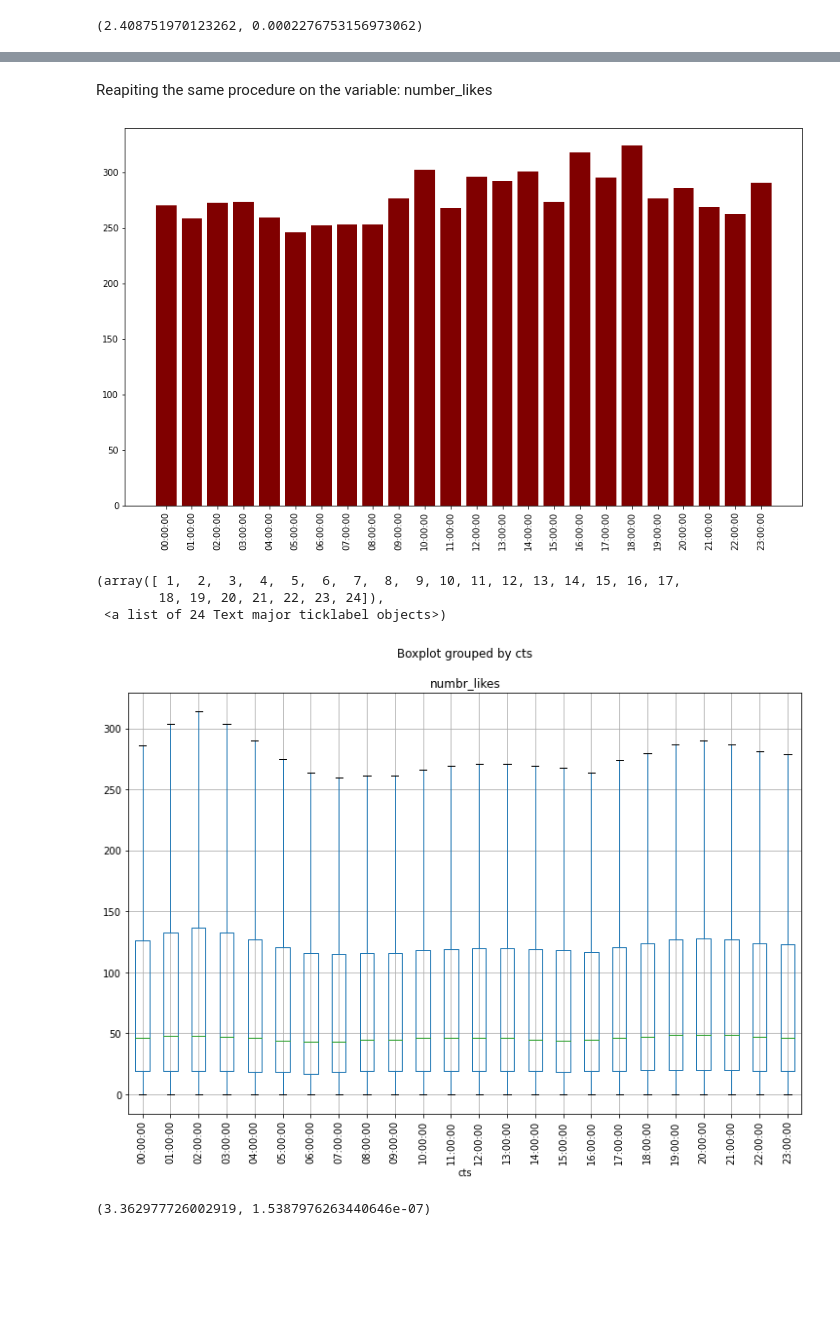
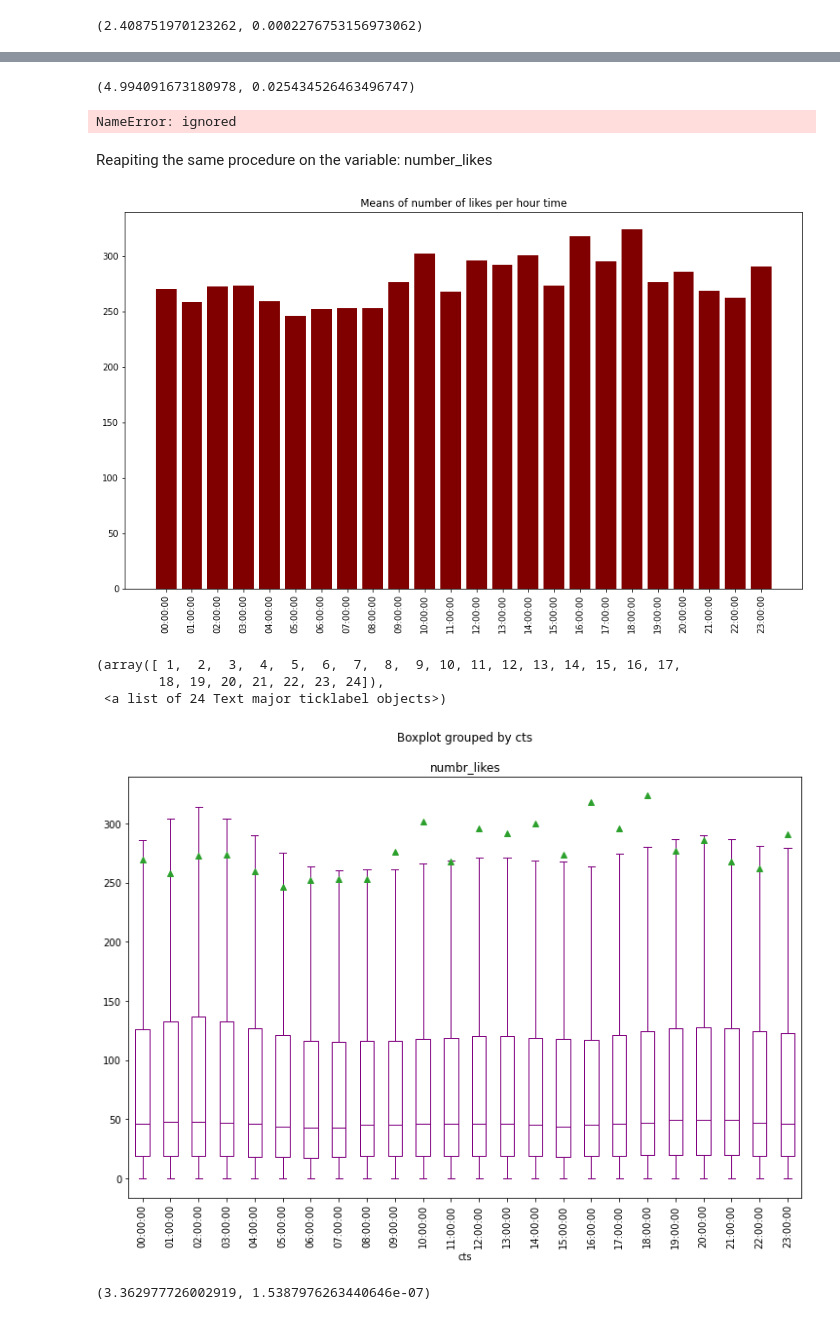
Before and after one commit to PaoloBarba/ADM_HW2, a Jupyter notebook: main.ipynb, the cells around one changed output, grey strips where cells are left out. Saved outputs shown, nothing was run; the diff lists cells and outputs as text; code cells hidden in the pictures; blank space fills up the shorter version.

```diff
--- a/main.ipynb
+++ b/main.ipynb
@@ -450,7 +450,7 @@ Does more “likes” also mean more comments? Plot a scatter plot of “likes
 
 In order to discover rather more likes mean more comments, we show the scatter plot of the number of like vs the number of comments.
 # %%
-posts =pd.read_csv("/content/drive/MyDrive/ADM_HW2/instagram_posts.csv",sep='\t',usecols=['number_comments', 'numbr_likes' , 'cts' ])
+posts =pd.read_csv("/content/drive/MyDrive/ADM_HW2/instagram_posts.csv",sep='\t',usecols=['number_comments', 'numbr_likes' , 'cts' ], nrows= 5000000)
 # %%
 plt.plot(posts['numbr_likes'], posts['number_comments'], 'o', color='lightblue');
 
@@ -600,3 +601,24 @@ We can see if there is a significant difference among medians.
+# %%
+#  ANOVA for two fasce orarie notturne
+#F1, p1 = stats.f_oneway(
+#    d_data[l[2]]  , d_data[l[3]])
+#  ANOVA for two fasce orarie notturne
+#F1, p1 = stats.f_oneway(
+#    d_data[l[15]]  , d_data[l[16]])
+#F1, p1
+
+F2, p2 = stats.f_oneway(
+    d_data[l[1]]  , d_data[l[2]])
+F2, p2
+# %% [output]
+(4.994091673180978, 0.025434526463496747)
+# %%
+# ANOVA for medians
+
+F ,p = stats.kruskal(    d_data[l[0]], d_data[l[1]] )
+#F ,p
+# %% [output]
+NameError: ignored
 # %% [markdown]
 Reapiting the same procedure on the variable: number_likes
 # %%
@@ -616,18 +640,17 @@ plt.bar(df.cts,df.mean_number_likes, color ='maroon',
 plt.title("Means of number of likes per hour time")
 plt.xticks(rotation=90);
 # %% [output]
-[figure, old version]
+[figure, new version]
 # %%
 grouping = posts.groupby(posts.cts).apply( lambda x : x.numbr_likes )
 
 g = pd.DataFrame(grouping)
-g
-g.boxplot('numbr_likes', by='cts', figsize=(12, 8), showfliers= False , grid = False ,color = 'purple');
+g.boxplot('numbr_likes', by='cts', figsize=(12, 8), showfliers= False , grid = False ,color = 'purple', showmeans= True);
 plt.xticks(rotation=90)
 # %% [output]
 (array([ 1,  2,  3,  4,  5,  6,  7,  8,  9, 10, 11, 12, 13, 14, 15, 16, 17,
         18, 19, 20, 21, 22, 23, 24]),
  <a list of 24 Text major ticklabel objects>)
-[figure, old version]
+[figure, new version]
 # %%
 ctrl = posts['numbr_likes'][posts.cts == 'cts']
```
Also changed, not shown: parts of 10 cells of this notebook.
